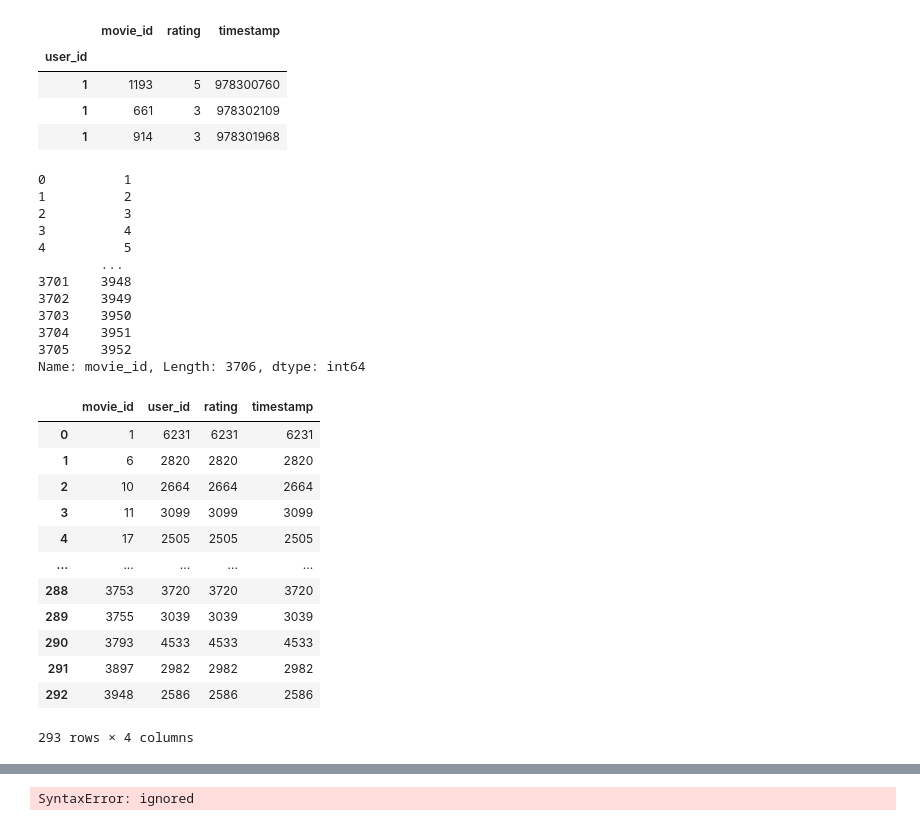
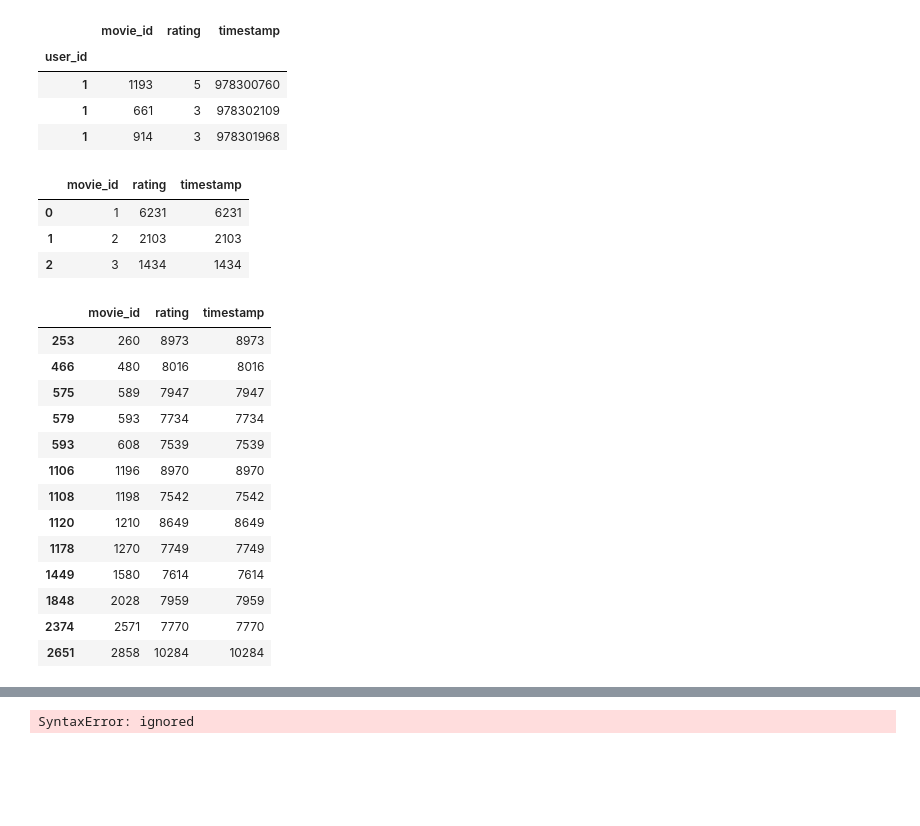
Before and after one commit to earandir/Data-Analyst, a Jupyter notebook: Modulo03/Sesion08/M03S08R05_ratings_de_mas_valoradas.ipynb, the cells around one changed output, grey strips where cells are left out. Drawn from its saved outputs; the diff is of its cells as text; code cells hidden in the pictures; blank space fills up the shorter version.

```diff
--- a/Modulo03/Sesion08/M03S08R05_ratings_de_mas_valoradas.ipynb
+++ b/Modulo03/Sesion08/M03S08R05_ratings_de_mas_valoradas.ipynb
@@ -50,6 +50,13 @@ ratings = ratings.groupby('movie_id').count()
 ratings.reset_index(inplace=True)
 # %%
 #ratings.sort_values('rating', ascending=False, inplace=True)
-#ratings.head(15)
+ratings.head(3)
+# %% [output]
+|  | movie_id | rating | timestamp |
+| 0 | 1 | 6231 | 6231 |
+| 1 | 2 | 2103 | 2103 |
+| 2 | 3 | 1434 | 1434 |
 # %%
 all_movies = ratings.loc[ratings['rating'] > 2500]['movie_id']
+# %%
+movies_with_2k_ratings = list(ratings.loc[ratings['rating'] > 2500]['movie_id'])
@@ -56,31 +65,21 @@ all_movies = ratings.loc[ratings['rating'] > 2500]['movie_id']
+# %%
+index_of_valid_movies = [movies_with_2k_ratings.index(i) for i in valid_movies]
+# %%
+calculated_valid_movies = [movies_with_2k_ratings[i] for i in index_of_valid_movies]
 # %%
-ratings['movie_id']
+ratings.loc[ratings['movie_id'].isin(calculated_valid_movies)]
 # %% [output]
-0          1
-1          2
-2          3
-3          4
-4          5
-        ...
-3701    3948
-3702    3949
-3703    3950
-3704    3951
-3705    3952
-Name: movie_id, Length: 3706, dtype: int64
+|  | movie_id | rating | timestamp |
+| 253 | 260 | 8973 | 8973 |
+| 466 | 480 | 8016 | 8016 |
+| 575 | 589 | 7947 | 7947 |
+| 579 | 593 | 7734 | 7734 |
+| 593 | 608 | 7539 | 7539 |
+| 1106 | 1196 | 8970 | 8970 |
+| 1108 | 1198 | 7542 | 7542 |
+| 1120 | 1210 | 8649 | 8649 |
+| 1178 | 1270 | 7749 | 7749 |
+| 1449 | 1580 | 7614 | 7614 |
+| 1848 | 2028 | 7959 | 7959 |
+| 2374 | 2571 | 7770 | 7770 |
+| 2651 | 2858 | 10284 | 10284 |
-# %%
-ratings
-# %% [output]
-|  | movie_id | user_id | rating | timestamp |
-| 0 | 1 | 6231 | 6231 | 6231 |
-| 1 | 6 | 2820 | 2820 | 2820 |
-| 2 | 10 | 2664 | 2664 | 2664 |
-| 3 | 11 | 3099 | 3099 | 3099 |
-| 4 | 17 | 2505 | 2505 | 2505 |
-| ... | ... | ... | ... | ... |
-| 288 | 3753 | 3720 | 3720 | 3720 |
-| 289 | 3755 | 3039 | 3039 | 3039 |
-| 290 | 3793 | 4533 | 4533 | 4533 |
-| 291 | 3897 | 2982 | 2982 | 2982 |
-| 292 | 3948 | 2586 | 2586 | 2586 |
-293 rows × 4 columns
```
Also changed, not shown: parts of 11 cells of this notebook.
